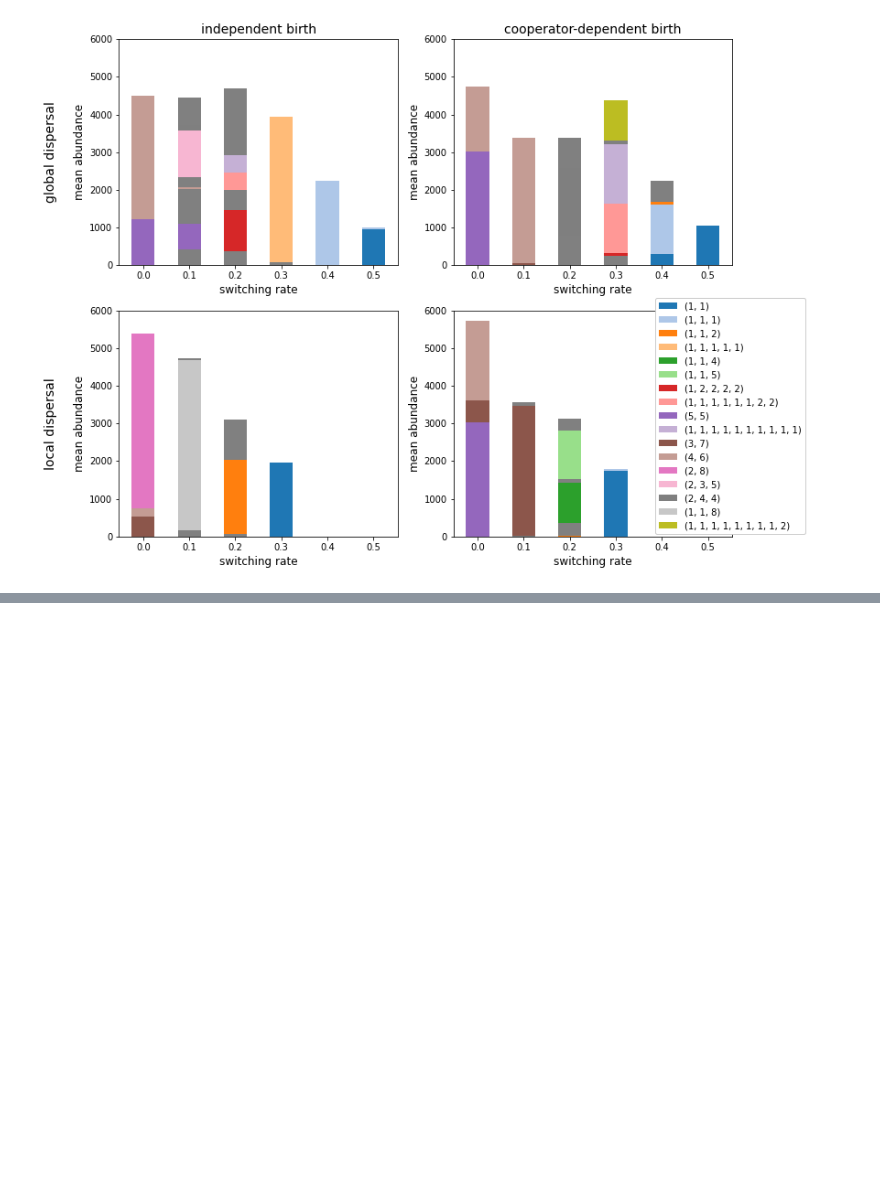
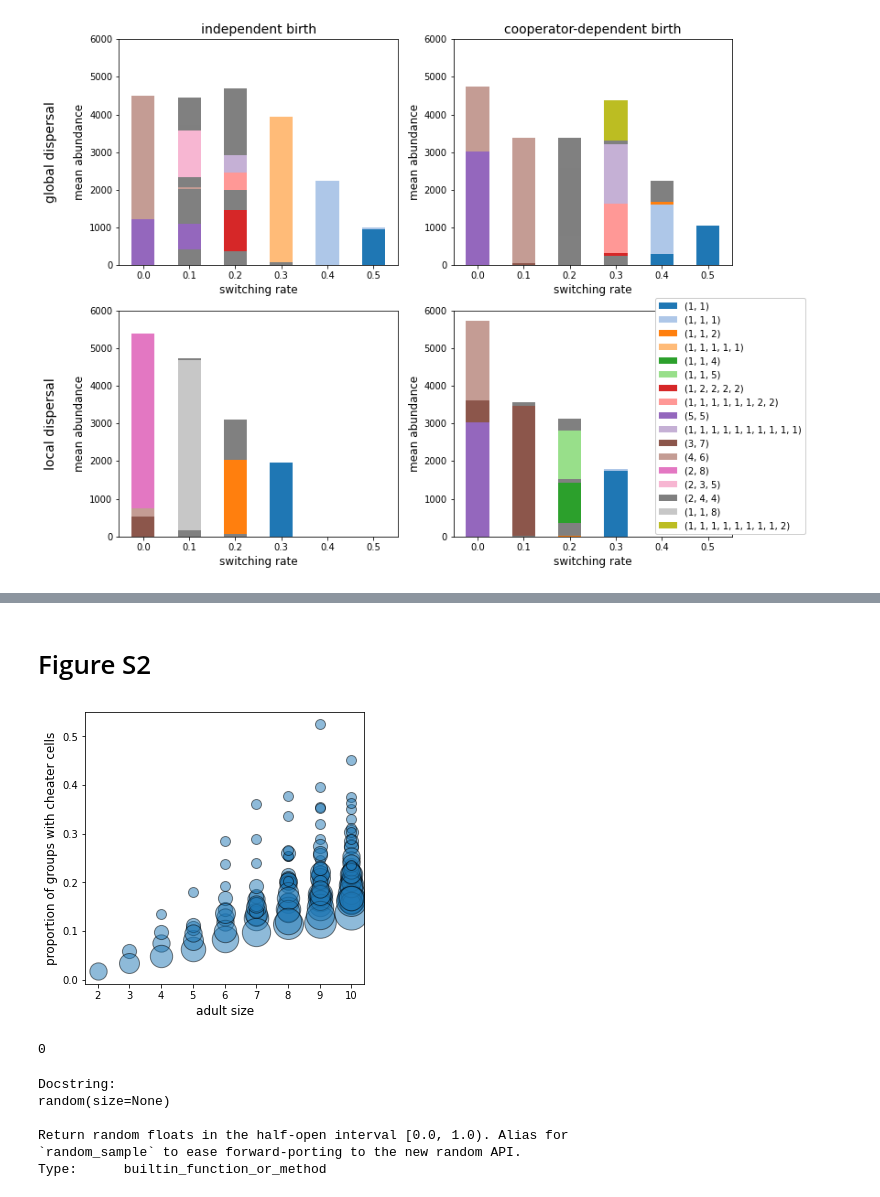
Before and after one commit to osmond-lab/fragmenting-lattice, a Jupyter notebook: plots.ipynb, the cells around one changed output, grey strips where cells are left out. Saved outputs shown, nothing was run; the diff lists cells and outputs as text; code cells hidden in the pictures; blank space fills up the shorter version.

```diff
--- a/plots.ipynb
+++ b/plots.ipynb
@@ -163,0 +277,53 @@ plt.show()
+# %% [markdown]
+# Figure S2
+# %%
+T = 1000
+M = 50
+n = 10
+b = 0.3
+a = 0
+d = 0.03
+r = 2
+s = 1
+m = 0.2
+local = False
+reps = range(1)
+
+modes = non_trivial_partitions(n)
+nmodes = len(modes)
+
+fig, ax = plt.subplots(1,1, figsize=(5,5))
+
+mcounts = []
+for mode in range(nmodes):
+    counts = []
+    for rep in reps:
+        gss,_,ncs = np.load('data/fig5_%dmode_%dT_%dM_%dn_%.1fb_%da_%.2fd_%dr_%ds_%sm_%sw_%slocal_%drep.npy' %(mode,T,M,n,b,a,d,r,s,m,m,local,rep))
+        counts.append(np.sum(ncs/gss>0)/np.sum(gss>0))
+    mcounts.append(np.mean(counts, axis=0))
+mcounts = np.array(mcounts)
+
+for mode in range(nmodes):
+    ax.scatter(sum(modes[mode]), mcounts[mode], label=modes[mode], s=100*(1+np.sum(np.array(modes[mode])==1)), color=mpl.cm.tab10(0), alpha=0.5, edgecolor='k')
+ax.set_xlabel('adult size', fontsize=12)
+ax.set_ylabel('proportion of groups with cheater cells', fontsize=12)
+# ax.set_ylim(0,1)
+
+# plt.legend()
+# plt.savefig('plots/fig5_n%d.jpg' %n)
+plt.show()
+# %% [output]
+[figure, added]
+# %%
+np.random.binomial(10,0)
+# %% [output]
+0
+# %%
+np.random.random?
+# %% [output]
+Docstring:
+random(size=None)
+
+Return random floats in the half-open interval [0.0, 1.0). Alias for
+`random_sample` to ease forward-porting to the new random API.
+Type:      builtin_function_or_method
```
Also changed, not shown: parts of 9 cells of this notebook, 2 other files.
